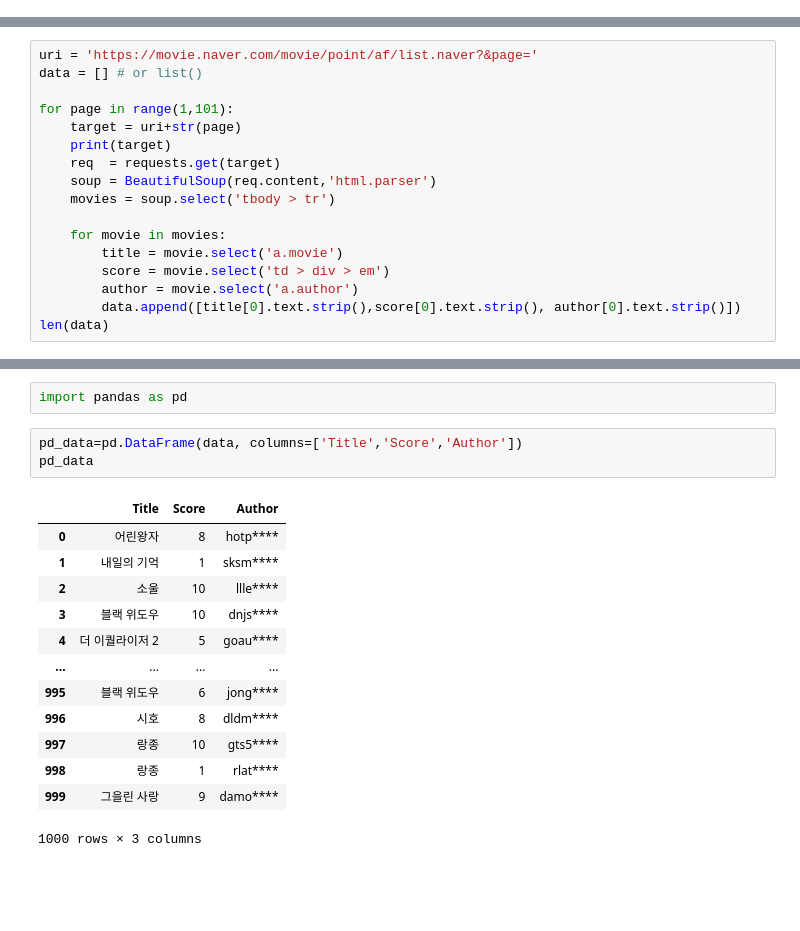
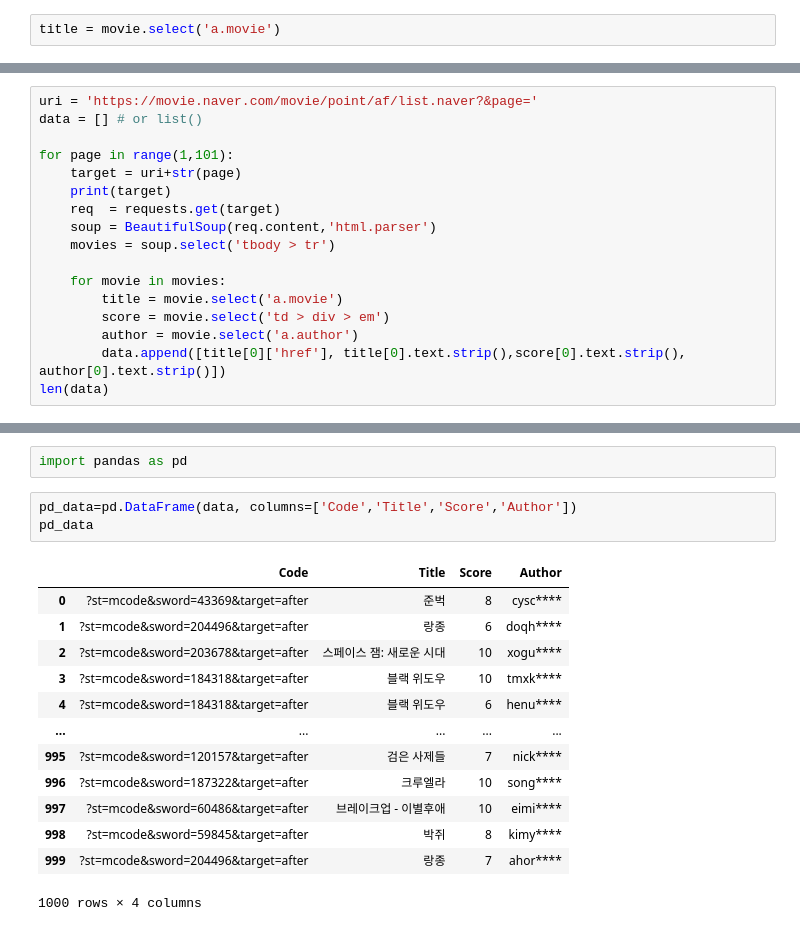
Before and after one commit to victoria2012/Multi_A_2Team, a Jupyter notebook: scraping/naver_movie_score.ipynb, the cells around one changed output, grey strips where cells are left out. Cells and saved outputs as stored; diff of their text form; blank space fills up the shorter version.

Commit message:
naver movie data 영화코드 추가

```diff
--- a/scraping/naver_movie_score.ipynb
+++ b/scraping/naver_movie_score.ipynb
@@ -38,3 +43,5 @@ title
+# %%
+title = movie.select('a.movie')
 # %%
 title[0].text.strip()
 # %% [output]
@@ -74,7 +81,7 @@ for page in range(1,101):
         title = movie.select('a.movie')
         score = movie.select('td > div > em')
         author = movie.select('a.author')
-        data.append([title[0].text.strip(),score[0].text.strip(), author[0].text.strip()])
+        data.append([title[0]['href'], title[0].text.strip(),score[0].text.strip(), author[0].text.strip()])
 len(data)
 # %% [output]
 https://movie.naver.com/movie/point/af/list.naver?&page=1
@@ -118,19 +125,19 @@ data
 # %%
 import pandas as pd
 # %%
-pd_data=pd.DataFrame(data, columns=['Title','Score','Author'])
+pd_data=pd.DataFrame(data, columns=['Code','Title','Score','Author'])
 pd_data
 # %% [output]
-|  | Title | Score | Author |
-| 0 | 어린왕자 | 8 | hotp**** |
-| 1 | 내일의 기억 | 1 | sksm**** |
-| 2 | 소울 | 10 | llle**** |
-| 3 | 블랙 위도우 | 10 | dnjs**** |
-| 4 | 더 이퀄라이저 2 | 5 | goau**** |
-| ... | ... | ... | ... |
-| 995 | 블랙 위도우 | 6 | jong**** |
-| 996 | 시호 | 8 | dldm**** |
-| 997 | 랑종 | 10 | gts5**** |
-| 998 | 랑종 | 1 | rlat**** |
-| 999 | 그을린 사랑 | 9 | damo**** |
+|  | Code | Title | Score | Author |
+| 0 | ?st=mcode&sword=43369&target=after | 준벅 | 8 | cysc**** |
+| 1 | ?st=mcode&sword=204496&target=after | 랑종 | 6 | doqh**** |
+| 2 | ?st=mcode&sword=203678&target=after | 스페이스 잼: 새로운 시대 | 10 | xogu**** |
+| 3 | ?st=mcode&sword=184318&target=after | 블랙 위도우 | 10 | tmxk**** |
+| 4 | ?st=mcode&sword=184318&target=after | 블랙 위도우 | 6 | henu**** |
+| ... | ... | ... | ... | ... |
+| 995 | ?st=mcode&sword=120157&target=after | 검은 사제들 | 7 | nick**** |
+| 996 | ?st=mcode&sword=187322&target=after | 크루엘라 | 10 | song**** |
+| 997 | ?st=mcode&sword=60486&target=after | 브레이크업 - 이별후애 | 10 | eimi**** |
+| 998 | ?st=mcode&sword=59845&target=after | 박쥐 | 8 | kimy**** |
+| 999 | ?st=mcode&sword=204496&target=after | 랑종 | 7 | ahor**** |
-1000 rows × 3 columns
+1000 rows × 4 columns
```
Also changed, not shown: parts of 8 cells of this notebook.
